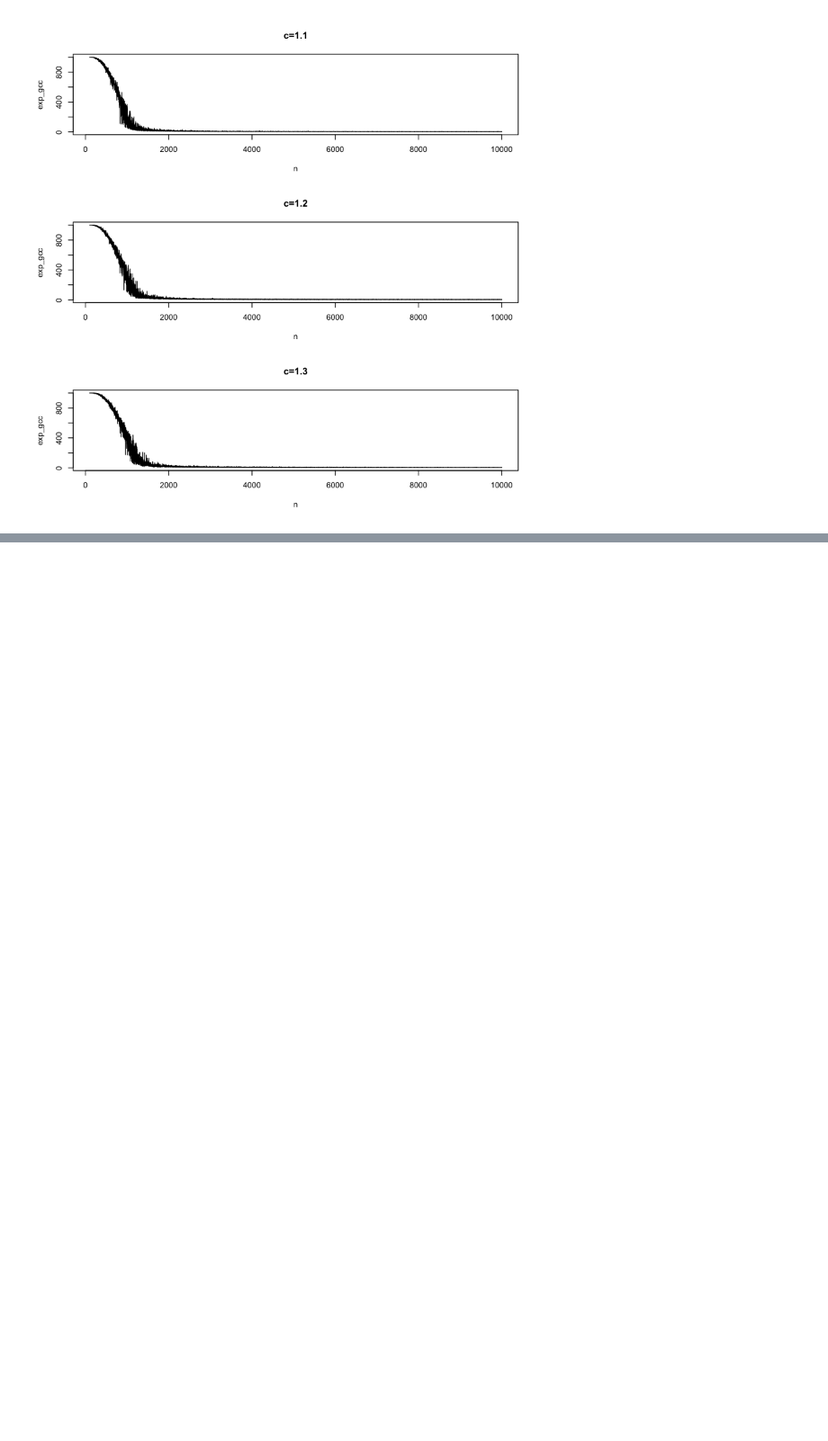
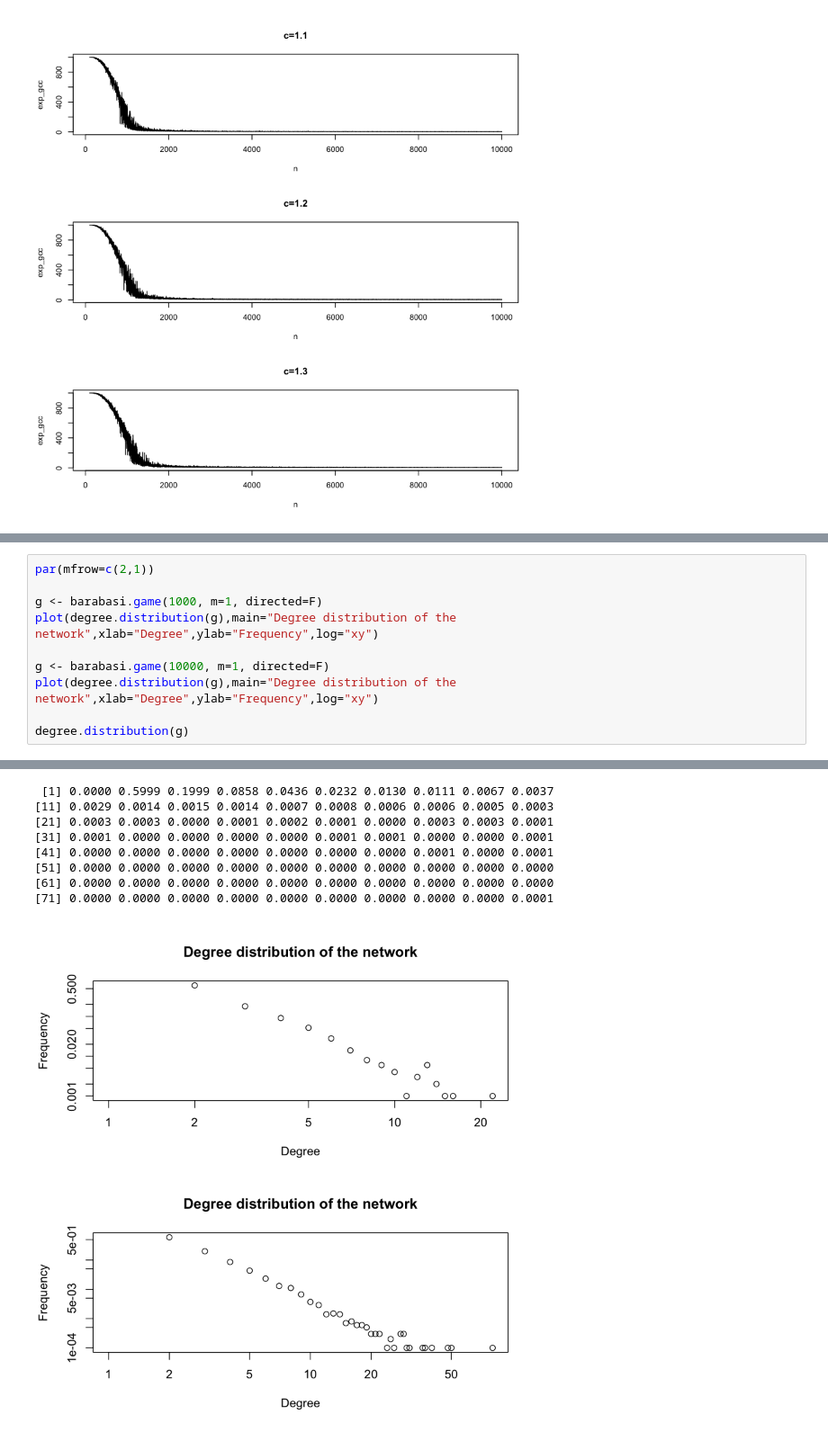
Before and after one commit to Jinxiatucla/232E, a Jupyter notebook: Project1/problem1.ipynb, the cells around one changed output, grey strips where cells are left out. Shown at 90% size. Cells and saved outputs as stored; diff of their text form; blank space fills up the shorter version.

```diff
--- a/Project1/problem1.ipynb
+++ b/Project1/problem1.ipynb
@@ -111,0 +128,11 @@ plot(n,exp_gcc,type='l',main="c=1.3")
+# %%
+par(mfrow=c(2,1))
+
+g <- barabasi.game(1000, m=1, directed=F)
+plot(degree.distribution(g),main="Degree distribution of the network",xlab="Degree",ylab="Frequency",log="xy")
+
+g <- barabasi.game(10000, m=1, directed=F)
+plot(degree.distribution(g),main="Degree distribution of the network",xlab="Degree",ylab="Frequency",log="xy")
+
+degree.distribution(g)
+# %% [output]
@@ -111,0 +142,9 @@ plot(n,exp_gcc,type='l',main="c=1.3")
+ [1] 0.0000 0.5999 0.1999 0.0858 0.0436 0.0232 0.0130 0.0111 0.0067 0.0037
+[11] 0.0029 0.0014 0.0015 0.0014 0.0007 0.0008 0.0006 0.0006 0.0005 0.0003
+[21] 0.0003 0.0003 0.0000 0.0001 0.0002 0.0001 0.0000 0.0003 0.0003 0.0001
+[31] 0.0001 0.0000 0.0000 0.0000 0.0000 0.0001 0.0001 0.0000 0.0000 0.0001
+[41] 0.0000 0.0000 0.0000 0.0000 0.0000 0.0000 0.0000 0.0001 0.0000 0.0001
+[51] 0.0000 0.0000 0.0000 0.0000 0.0000 0.0000 0.0000 0.0000 0.0000 0.0000
+[61] 0.0000 0.0000 0.0000 0.0000 0.0000 0.0000 0.0000 0.0000 0.0000 0.0000
+[71] 0.0000 0.0000 0.0000 0.0000 0.0000 0.0000 0.0000 0.0000 0.0000 0.0001
+[figure, added]
```
Also changed, not shown: parts of 4 cells of this notebook.
